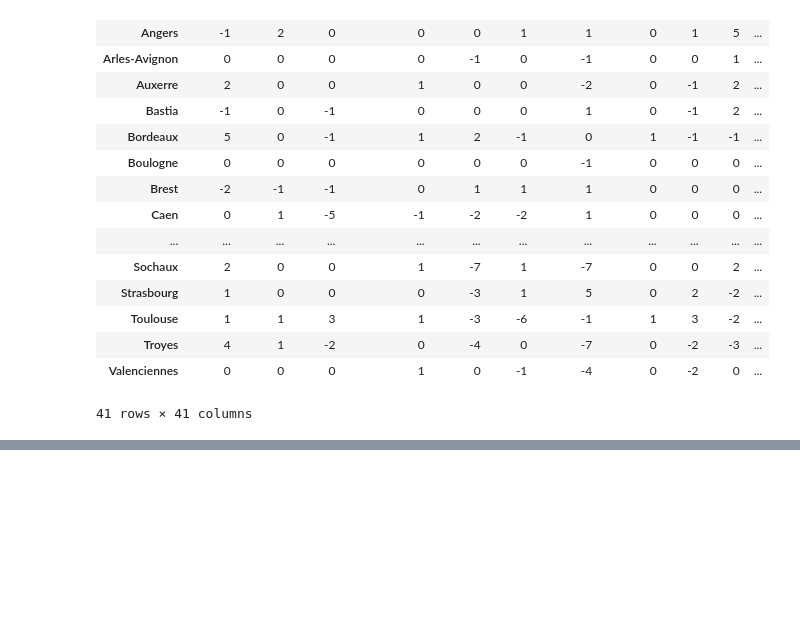
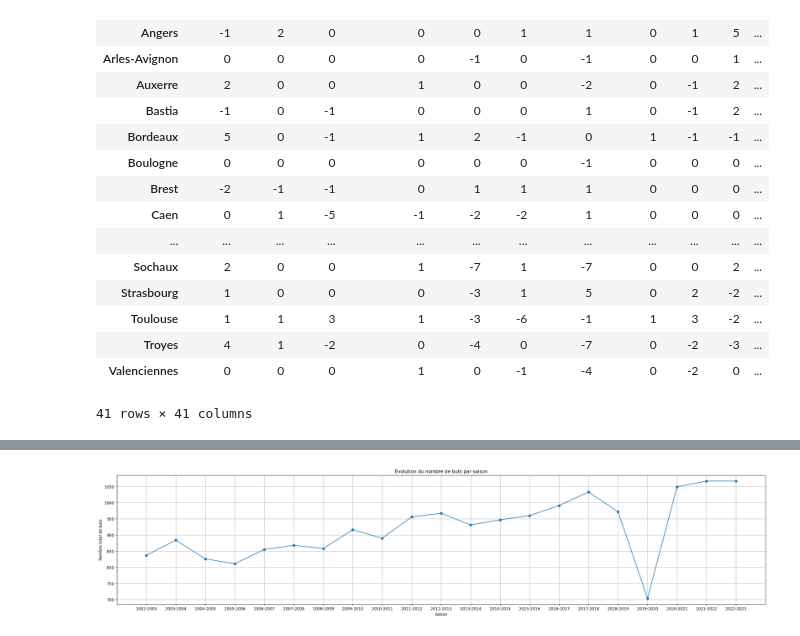
Before and after one commit to alexandreviard/Ligue1Predictor, a Jupyter notebook: 1ère approche.ipynb, the cells around one changed output, grey strips where cells are left out. Saved outputs shown, nothing was run; the diff lists cells and outputs as text; code cells hidden in the pictures; blank space fills up the shorter version.

Commit message:
plots

```diff
--- a/1ère approche.ipynb
+++ b/1ère approche.ipynb
@@ -422,0 +365,12 @@ https://gist.github.com/mwaskom/de44147ed2974457ad6372750bbe5751
+# %%
+buts_par_saison = dataframe_final.groupby('Saison')['Buts Equipe 1'].sum().reset_index()
+
+plt.figure(figsize=(30, 6))
+plt.plot(buts_par_saison['Saison'], buts_par_saison['Buts Equipe 1'], marker='o', linestyle='-')
+plt.title('Évolution du nombre de buts par saison')
+plt.xlabel('Saison')
+plt.ylabel('Nombre total de buts')
+plt.grid(True)
+plt.show()
+# %% [output]
+[figure, added]
```
Also changed, not shown: parts of 23 cells of this notebook, 1 other file.
